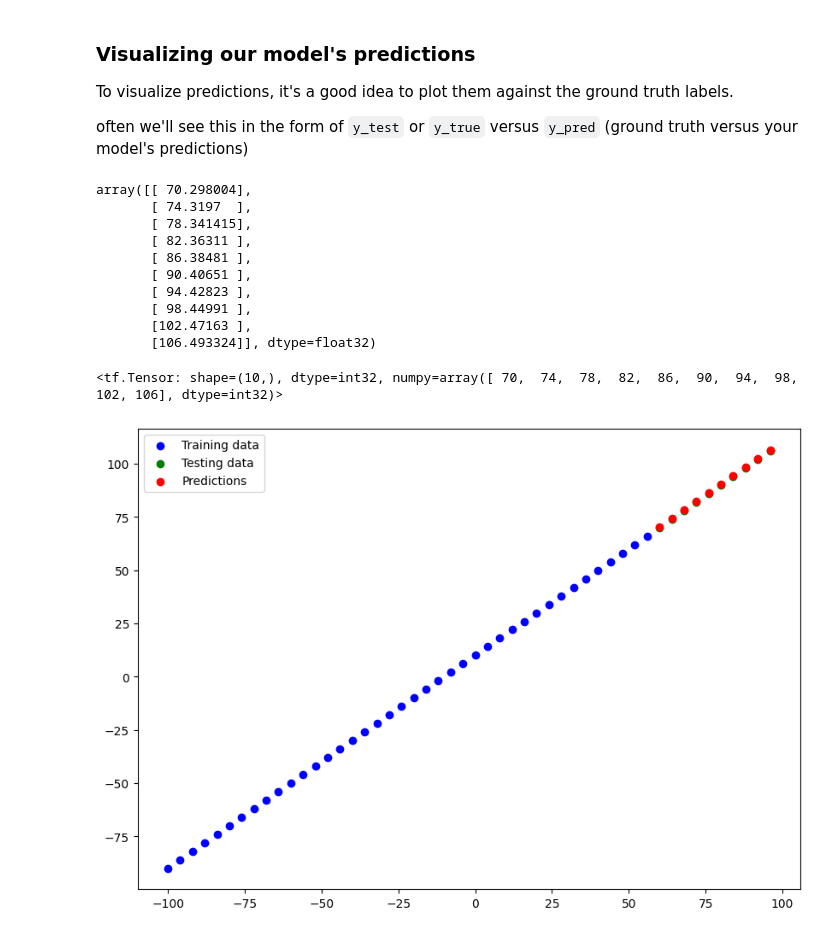
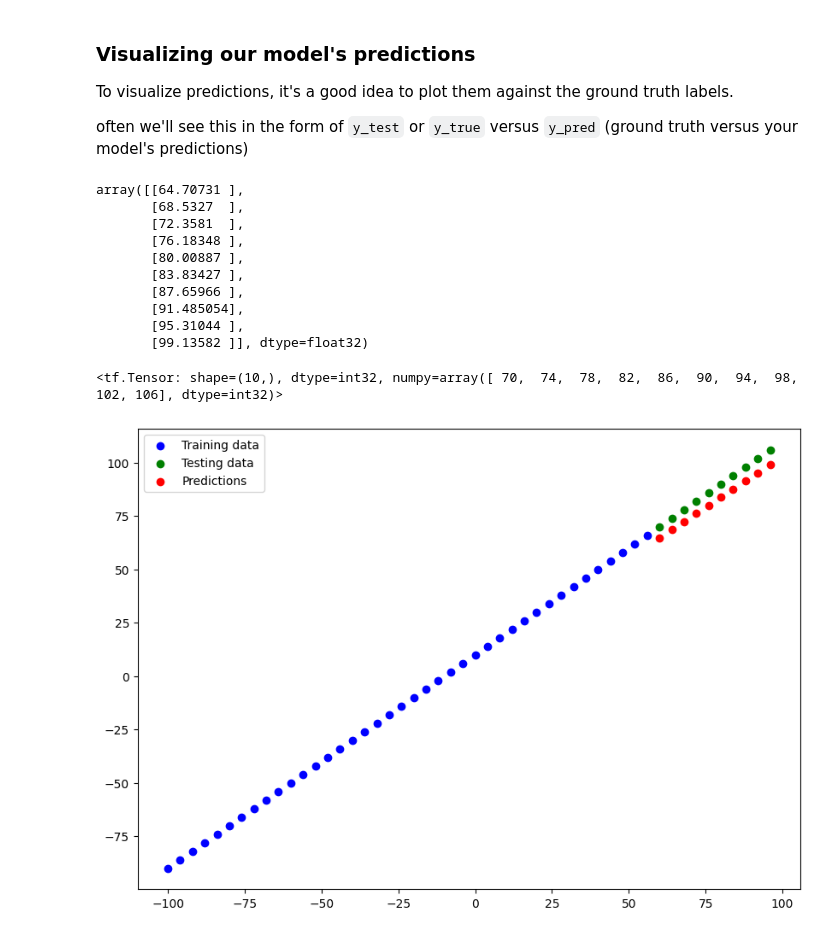
Before and after one commit to Sambaran04/Tensorflow, a Jupyter notebook: Neural_Network_Regression.ipynb, the cells around one changed output. Cells and saved outputs as stored; diff of their text form; code cells hidden in the pictures.

```diff
--- a/Neural_Network_Regression.ipynb
+++ b/Neural_Network_Regression.ipynb
@@ -236,6 +236,6 @@ model.compile(loss="mae",
               metrics = ["mae"])
 
 # 3. Fit the model
-model.fit(X_train, y_train, epochs=1000)
+model.fit(X_train, y_train, epochs=200)
 # %% [output]
 WARNING:absl:`lr` is deprecated in Keras optimizer, please use `learning_rate` or use the legacy optimizer, e.g.,tf.keras.optimizers.legacy.Adam.
@@ -329,27 +334,27 @@ often we'll see this in the form of `y_test` or `y_true` versus `y_pred`  (groun
 # %%
 y_pred
 # %% [output]
-array([[ 70.298004],
-       [ 74.3197  ],
-       [ 78.341415],
-       [ 82.36311 ],
-       [ 86.38481 ],
-       [ 90.40651 ],
-       [ 94.42823 ],
-       [ 98.44991 ],
-       [102.47163 ],
-       [106.493324]], dtype=float32)
+array([[64.70731 ],
+       [68.5327  ],
+       [72.3581  ],
+       [76.18348 ],
+       [80.00887 ],
+       [83.83427 ],
+       [87.65966 ],
+       [91.485054],
+       [95.31044 ],
+       [99.13582 ]], dtype=float32)
 # %%
 y_test
 # %% [output]
 <tf.Tensor: shape=(10,), dtype=int32, numpy=array([ 70,  74,  78,  82,  86,  90,  94,  98, 102, 106], dtype=int32)>
 # %%
 # Let's create a plotting function
-def plot_predictions(train_data=X_train,
-                     train_labels=y_train,
-                     test_data=X_test,
-                     test_labels=y_test,
-                     predictions=y_pred):
+def plot_predictions(train_data,
+                     train_labels,
+                     test_data,
+                     test_labels,
+                     predictions):
   '''
   Plots training data, test data and compares predictions to ground truth labels.
   '''
@@ -358,7 +363,7 @@ def plot_predictions(train_data=X_train,
   plt.scatter(test_data, test_labels, c='g', label="Testing data")
   plt.scatter(test_data, predictions, c='r', label="Predictions")
   plt.legend()
-# %%
-plot_predictions()
-# %% [output]
-[figure, removed]
+# %%
+plot_predictions(X_train, y_train, X_test, y_test, y_pred)
+# %% [output]
+[figure, added]
```
Also changed, not shown: parts of 11 cells of this notebook.
